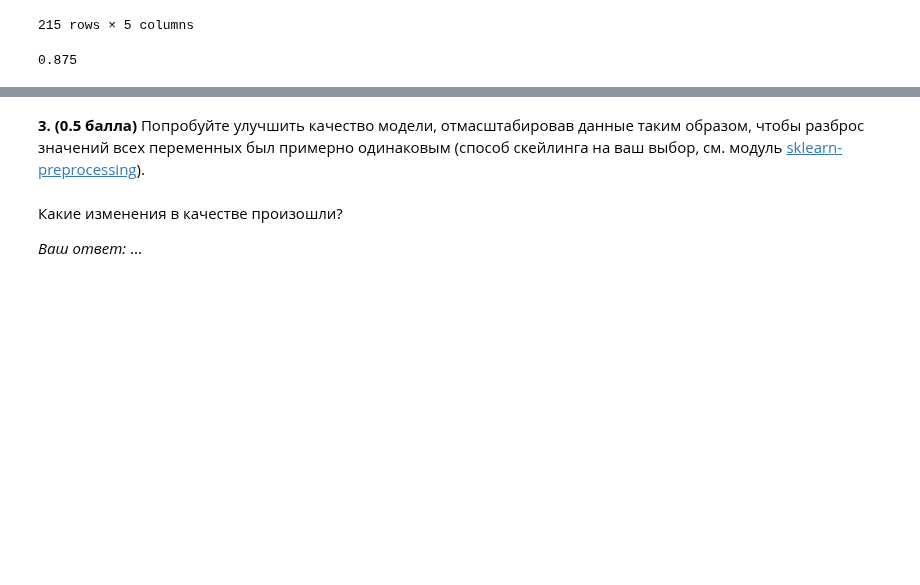
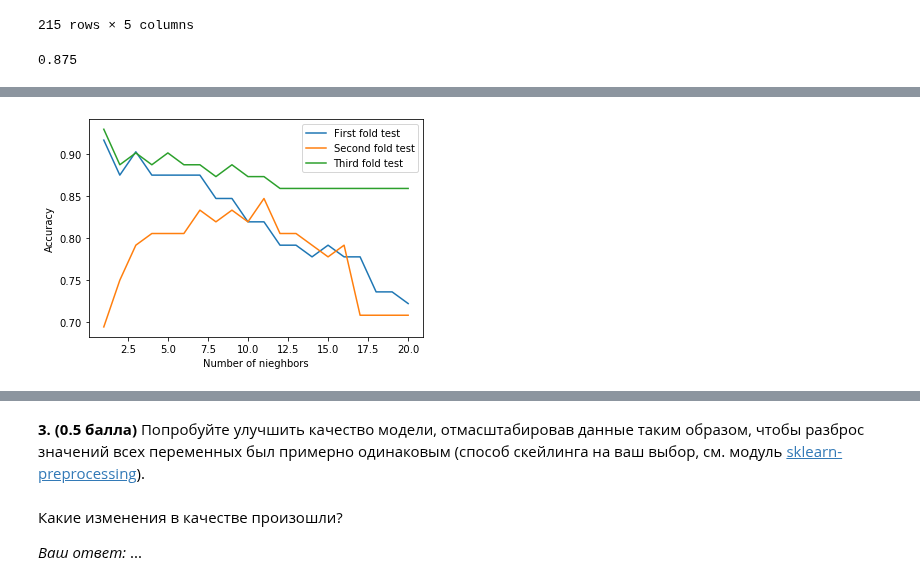
Before and after one commit to GlebChili/math-ml-hse-2019, a Jupyter notebook: hw3/hw3.ipynb, the cells around one changed output, grey strips where cells are left out. Cells and saved outputs as stored; diff of their text form; code cells hidden in the pictures; blank space fills up the shorter version.

```diff
--- a/hw3/hw3.ipynb
+++ b/hw3/hw3.ipynb
@@ -286,3 +286,14 @@ import sklearn.metrics as skm
 skm.accuracy_score(K_folds[0][3], knn_classifier(K_folds[0][0], K_folds[0][1], K_folds[0][2], weight=False, k=5))
 # %% [output]
 0.875
+# %%
+first_fold = list()
+second_fold = list()
+third_fold = list()
+# %%
+print("First fold accuracy")
+
+for i in range(1, 21):
+    acc = skm.accuracy_score(K_folds[0][3], knn_classifier(K_folds[0][0], K_folds[0][1], K_folds[0][2], weight=False, k=i))
+    first_fold.append(acc)
+    print("Accurace with " + str(i) + " neighbors: " + str(acc))
@@ -288,0 +318,7 @@ skm.accuracy_score(K_folds[0][3], knn_classifier(K_folds[0][0], K_folds[0][1], K
+# %%
+print("Second fold accuracy")
+
+for i in range(1, 21):
+    acc = skm.accuracy_score(K_folds[1][3], knn_classifier(K_folds[1][0], K_folds[0][1], K_folds[1][2], weight=False, k=i))
+    second_fold.append(acc)
+    print("Accurace with " + str(i) + " neighbors: " + str(acc))
@@ -288,0 +343,7 @@ skm.accuracy_score(K_folds[0][3], knn_classifier(K_folds[0][0], K_folds[0][1], K
+# %%
+print("Third fold accuracy")
+
+for i in range(1, 21):
+    acc = skm.accuracy_score(K_folds[2][3], knn_classifier(K_folds[2][0], K_folds[2][1], K_folds[2][2], weight=False, k=i))
+    third_fold.append(acc)
+    print("Accurace with " + str(i) + " neighbors: " + str(acc))
@@ -288,0 +368,10 @@ skm.accuracy_score(K_folds[0][3], knn_classifier(K_folds[0][0], K_folds[0][1], K
+# %%
+plt.plot(np.linspace(1, 20, 20), first_fold, label="First fold test")
+plt.plot(np.linspace(1, 20, 20), second_fold, label="Second fold test")
+plt.plot(np.linspace(1, 20, 20), third_fold, label="Third fold test")
+plt.legend(loc="best")
+plt.xlabel("Number of nieghbors")
+plt.ylabel("Accuracy")
+plt.show()
+# %% [output]
+[figure, added]
```
Also changed, not shown: parts of 9 cells of this notebook.
